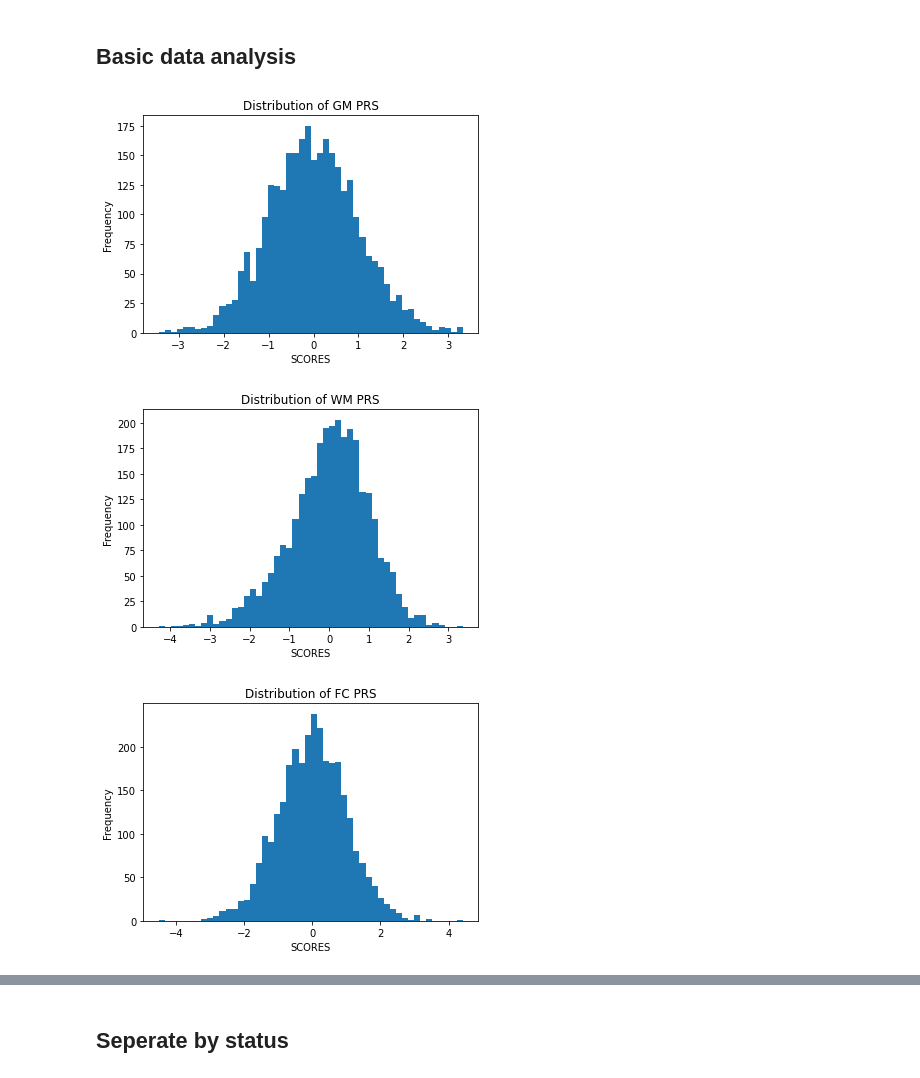
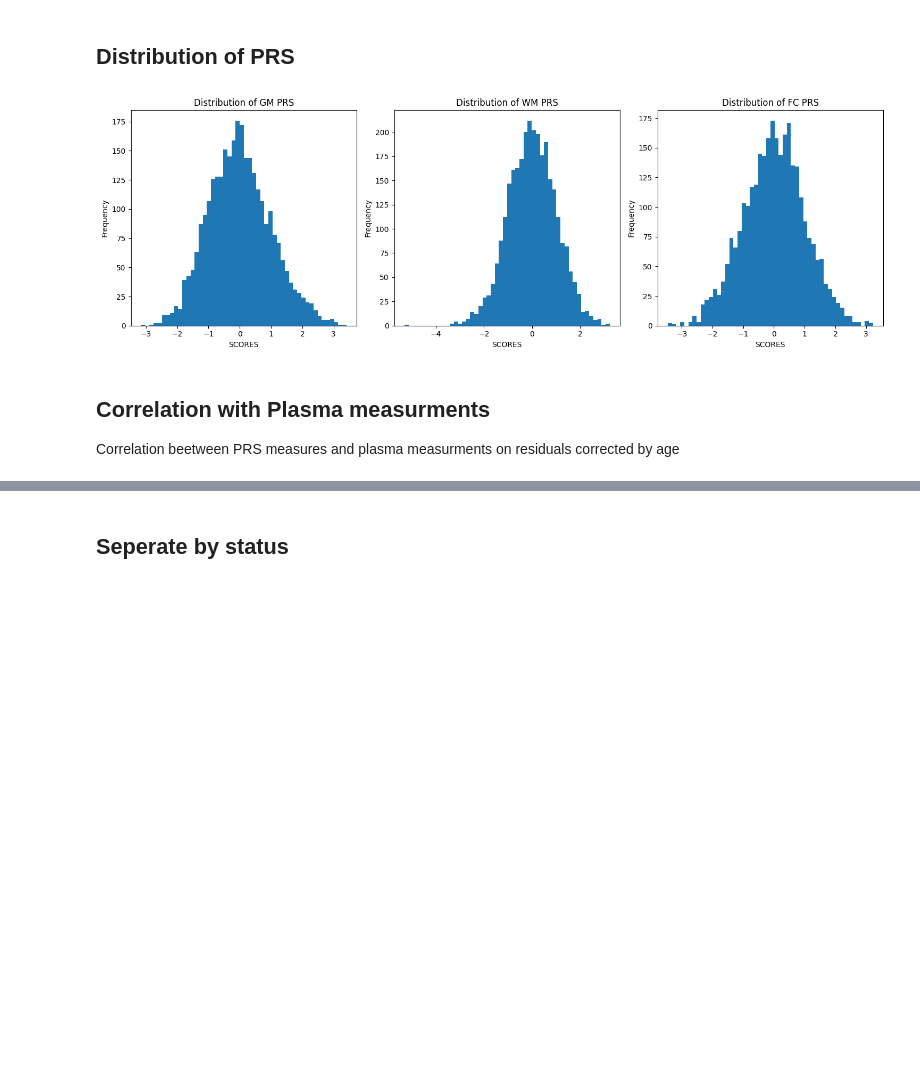
Before and after one commit to JGarciaCondado/AgingBrainStudy, a Jupyter notebook: Data_analysis.ipynb, the cells around one changed output, grey strips where cells are left out. Drawn from its saved outputs; the diff is of its cells as text; code cells hidden in the pictures; blank space fills up the shorter version.

```diff
--- a/Data_analysis.ipynb
+++ b/Data_analysis.ipynb
@@ -6,15 +7,18 @@ import matplotlib.pyplot as plt
 from scipy.stats import pearsonr, ttest_ind
 from sklearn.linear_model import LinearRegression
 # %%
+# PRS threshold
+prs_th = 0.5
+
 # Get dataframe
-df = pd.read_csv('data/processed_data.csv')
-print(df.head())
+df = pd.read_csv(f'data/processed_data/processed_data_{prs_th}.csv')
 
 # Column names of interes
 info = ['AGEYR', 'SEX']
 prs_types = ['GM', 'WM', 'FC']
-prs_cols = ['{}_SCORE'.format(prs_type) for prs_type in prs_types] + \
-           ['{}_ZSCORE'.format(prs_type) for prs_type in prs_types]
+prs_cols = ['{}_ZSCORE'.format(prs_type) for prs_type in prs_types]
 genetics = ['APOEGN']
 amyloid = ['Amyloid']
-factors = [col for col in df.columns if col not in ['IID'] + info + prs_cols + genetics + amyloid]
+plasma_factors = ['pTau217', 'BP40', 'BP42', 'FP40', 'FP40/TP40', 'FP42', 'FP42/FP40',
+                  'FP42/TP42', 'TP40', 'TP42', 'TP42/TP40', 'AMYLB40', 'AMYLB42',
+                  'APOE4', 'GFAP ', 'NF-L ', 'TPP181']
@@ -39,16 +25,21 @@ factors = [col for col in df.columns if col not in ['IID'] + info + prs_cols + g
-# %% [markdown]
-## Basic data analysis
+# %% [markdown]
+## Distribution of PRS
 # %%
 # Show distributions of ZSCORES for each prs type
+plt.figure(figsize=(15, 5))
 for prs_type in prs_types:
+    plt.subplot(1, 3, prs_types.index(prs_type) + 1)
     plt.hist(df['{}_ZSCORE'.format(prs_type)], bins=50)
     plt.title('Distribution of {} PRS'.format(prs_type))
     plt.xlabel('SCORES')
     plt.ylabel('Frequency')
-    plt.show()
+plt.tight_layout()
+plt.show()
 # %% [output]
-[figure, old version]
+[figure, new version]
-[figure, removed]
-[figure, removed]
+# %% [markdown]
+## Correlation with Plasma measurments
+
+Correlation beetween PRS measures and plasma measurments on residuals corrected by age
 # %%
 # Calculate Pearson correlation between PRS and different values
```
Also changed, not shown: parts of 14 cells of this notebook, 2 other files.
